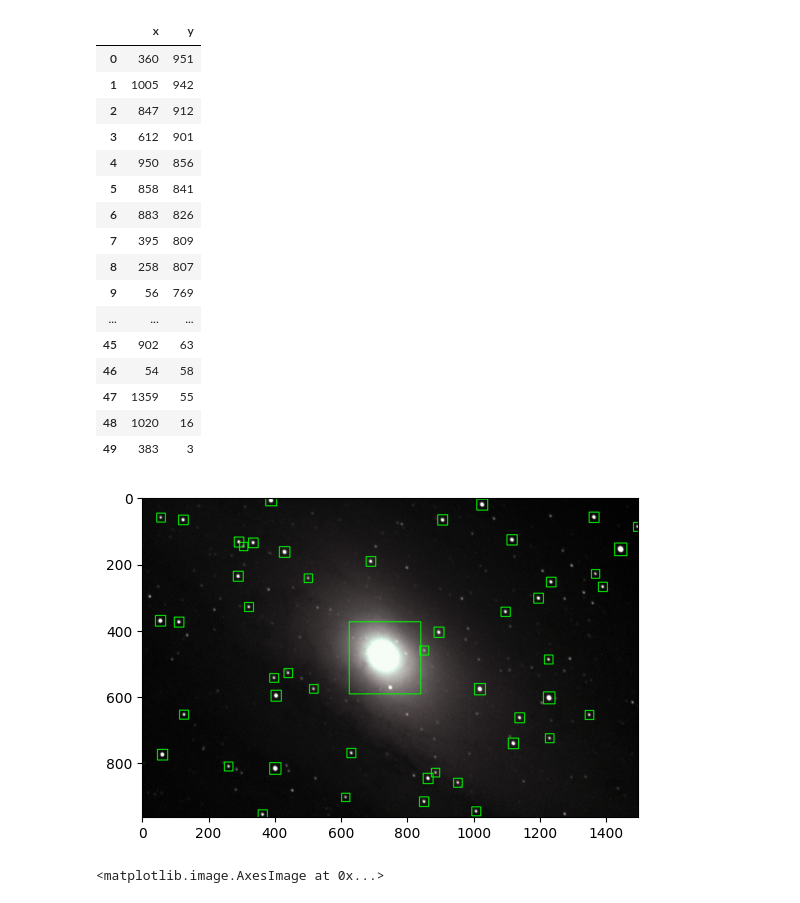
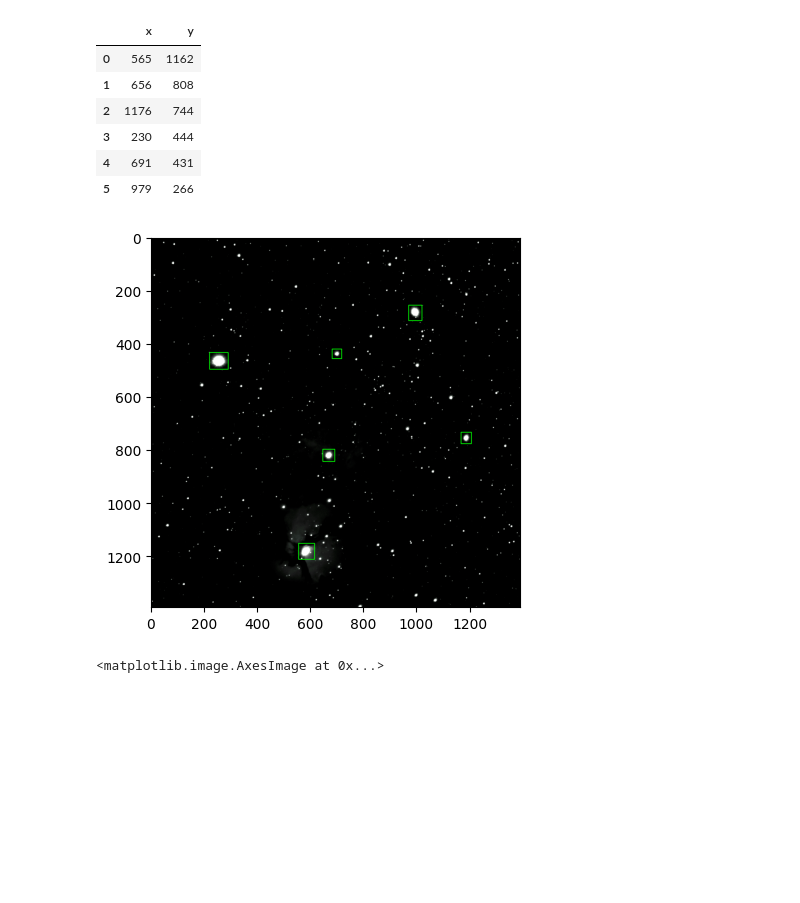
Before and after one commit to jamespandaz/dc-sonification, a Jupyter notebook: sonification.ipynb, the cells around one changed output. Drawn from its saved outputs; the diff is of its cells as text; code cells hidden in the pictures; blank space fills up the shorter version.

Commit message:
added images

```diff
--- a/sonification.ipynb
+++ b/sonification.ipynb
@@ -19,55 +19,45 @@ class ObjectPosition:
             'y': self.y,
         }
 # %%
-lower_bound = 10
-upper_bound = 1000
+lower_bound = 100
+upper_bound = 10000
 
 objects = []
 # source data
-img_file = "andronmeda.png"
+img_file = "images/trifid2(cropped).jpg"
 
 # create an OpenCV image
 img = cv2.imread(img_file)
 
 # convert color image to grey image
 gray_img = cv2.cvtColor(img, cv2.COLOR_BGR2GRAY)
 
 im_gauss = cv2.GaussianBlur(gray_img, (5, 5), 0)
 ret, thresh = cv2.threshold(im_gauss, 127, 255, 0)
 # get contours
 contours, hierarchy = cv2.findContours(thresh, cv2.RETR_TREE, cv2.CHAIN_APPROX_SIMPLE)
 
 margin = 10
 # calculate area and filter
 for con in contours:
     area = cv2.contourArea(con)
     if lower_bound < area < upper_bound:
         x,y,w,h = cv2.boundingRect(con)
         objects.append(ObjectPosition(x, y))
         cv2.rectangle(img, (x-margin, y-margin), (x + w+margin, y + h+margin), (0,255,0), 2)
 
 plt.imshow(img, cmap='gray')
 df = pd.DataFrame.from_records([object.to_dict() for object in objects])
 display(df)
 # %% [output]
 |  | x | y |
-| 0 | 360 | 951 |
-| 1 | 1005 | 942 |
-| 2 | 847 | 912 |
-| 3 | 612 | 901 |
-| 4 | 950 | 856 |
-| 5 | 858 | 841 |
-| 6 | 883 | 826 |
-| 7 | 395 | 809 |
-| 8 | 258 | 807 |
-| 9 | 56 | 769 |
-| ... | ... | ... |
-| 45 | 902 | 63 |
-| 46 | 54 | 58 |
-| 47 | 1359 | 55 |
-| 48 | 1020 | 16 |
-| 49 | 383 | 3 |
+| 0 | 565 | 1162 |
+| 1 | 656 | 808 |
+| 2 | 1176 | 744 |
+| 3 | 230 | 444 |
+| 4 | 691 | 431 |
+| 5 | 979 | 266 |
-[figure, old version]
+[figure, new version]
 # %%
 # @title x vs y
 
```
Also changed, not shown: 3 other files.
